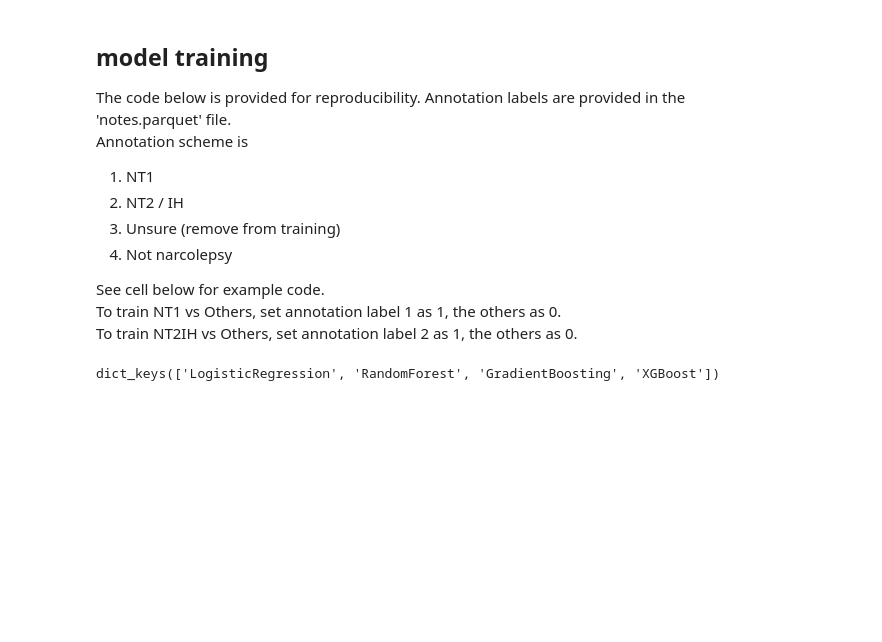
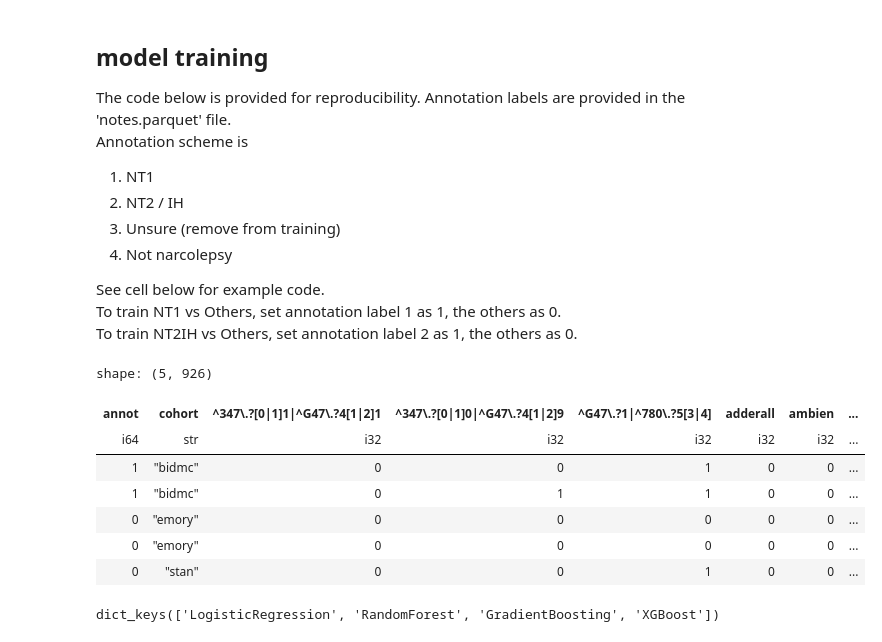
Before and after one commit to bdsp-core/NAX-Narcolepsy, a Jupyter notebook: discriminative-modeling/discriminative-model.ipynb, the cells around one changed output. Saved outputs shown, nothing was run; the diff lists cells and outputs as text; code cells hidden in the pictures; blank space fills up the shorter version.

```diff
--- a/discriminative-modeling/discriminative-model.ipynb
+++ b/discriminative-modeling/discriminative-model.ipynb
@@ -110,32 +110,47 @@ To train NT2IH vs Others, set annotation label 2 as 1, the others as 0.
 # %%
 from model_comp import leave_one_source_out_validation, define_models_config, plot_leave_one_out_curves, train_final_production_model
 import ast
 from pathlib import Path
 import polars as pl
 
 data_path = Path('data')
 
-note = pl.read_parquet(data_path / 'notes.parquet')
-feat = pl.read_parquet(data_path / 'features.parquet')
+note = pl.read_parquet('/home/niels/Desktop/pheno_models/narcolepsy/data/discriminative-modeling/notes.parquet')
+feat = pl.read_parquet('/home/niels/Desktop/pheno_models/narcolepsy/data/discriminative-modeling/features.parquet')
 
 # feature matrix and labels for evaluation
 X = note.select('annot', 'cohort').hstack(feat).drop('id', 'date').with_columns(
     pl.col('annot').replace({
         # for this example, we will do NT1 vs Others training
-        1:1,
-        2:0,
-        3:None, # remove unsure cases from training
-        4:0
+        # 1:1,
+        # 2:0,
+        # 3:None, # remove unsure cases from training
+        # 4:0
 
         # to train NT2 / IH vs Others, use this; the code below remains the same (aside from saving results in a different directory)
         # 1:0,
         # 2:1,
         # 3:None, # remove unsure cases from training
         # 4:0
+
+        # to train NT1 / NT2 / IH vs Others, use this; the code below remains the same (aside from saving results in a different directory)
+        1:1,
+        2:1,
+        3:None, # remove unsure cases from training
+        4:0
     })
 )
 X = X.drop_nulls()
 X.head()
+# %% [output]
+shape: (5, 926)
+| annot | cohort | ^347\.?[0|1]1|^G47\.?4[1|2]1 | ^347\.?[0|1]0|^G47\.?4[1|2]9 | ^G47\.?1|^780\.?5[3|4] | adderall | ambien | ... |
+| i64 | str | i32 | i32 | i32 | i32 | i32 | ... |
+| 1 | "bidmc" | 0 | 0 | 1 | 0 | 0 | ... |
+| 1 | "bidmc" | 0 | 1 | 1 | 0 | 0 | ... |
+| 0 | "emory" | 0 | 0 | 0 | 0 | 0 | ... |
+| 0 | "emory" | 0 | 0 | 0 | 0 | 0 | ... |
+| 0 | "stan" | 0 | 0 | 1 | 0 | 0 | ... |
 # %%
 models_config = define_models_config()
 models_config.keys()
```
Also changed, not shown: parts of 2 cells of this notebook, 12 other files.
